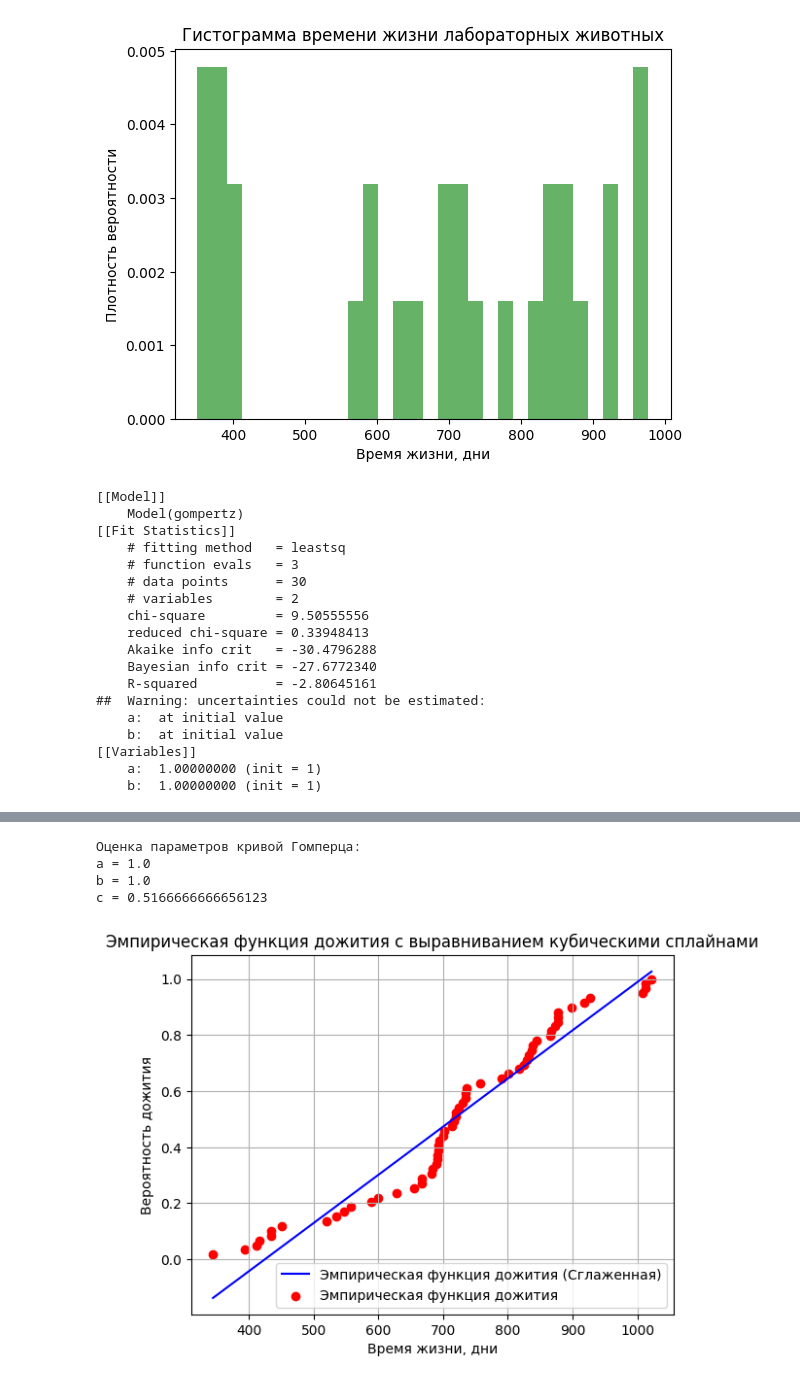
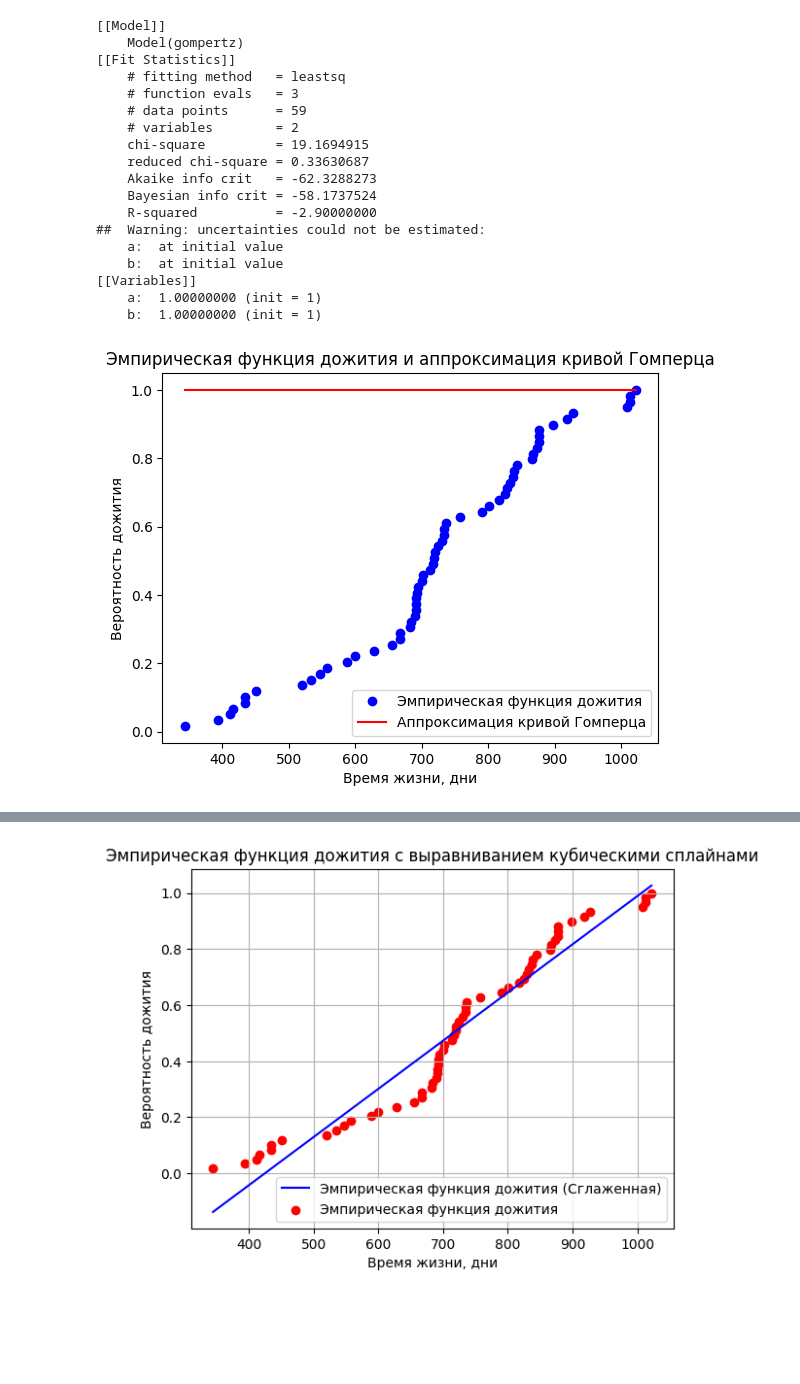
Before and after one commit to quasimuzzle/Biostatistics, a Jupyter notebook: lab1.ipynb, the cells around one changed output, grey strips where cells are left out. Drawn from its saved outputs; the diff is of its cells as text; code cells hidden in the pictures; blank space fills up the shorter version.

```diff
--- a/lab1.ipynb
+++ b/lab1.ipynb
@@ -86,62 +91,38 @@ print(result.fit_report())
     b:  0.10000000 (init = 0.1)
     c:  0.50847458 (init = 1)
 # %%
-# Эмпирическая функция дожития
-data_sorted = np.sort(data)
-y = np.arange(1, len(data_sorted) + 1) / len(data_sorted)
-
-# Условная функция дожития
-def conditional_survival(t, data):
-    return np.sum(data > t) / len(data)
-
-# Гистограмма
-plt.hist(data, bins=30, density=True, alpha=0.6, color='g')
-plt.xlabel('Время жизни, дни')
-plt.ylabel('Плотность вероятности')
-plt.title('Гистограмма времени жизни лабораторных животных')
-plt.show()
-
-# Аппроксимация кривой Гомперца
-def gompertz(t, a, b):
-    return np.exp(-a * np.exp(-b * t))
-
-# Используем lmfit для аппроксимации
-model = Model(gompertz)
-params = model.make_params(a=1, b=1)  # Инициализация параметров
-result = model.fit(y, t=data_sorted, params=params)
-
 # Оценка параметров кривой Гомперца методом наименьших квадратов
 #def gompertz(t, a, b, c):
     #return c * np.exp(-a * np.exp(-b * t))
 
 #params, covariance = curve_fit(gompertz, data_sorted, y, maxfev=10000)
 
 # Вывод результатов и график
 print(result.fit_report())
 plt.plot(data_sorted, y, 'bo', label='Эмпирическая функция дожития')
 plt.plot(data_sorted, result.best_fit, 'r-', label='Аппроксимация кривой Гомперца')
 plt.xlabel('Время жизни, дни')
 plt.ylabel('Вероятность дожития')
 plt.legend()
 plt.title('Эмпирическая функция дожития и аппроксимация кривой Гомперца')
 plt.show()
 # %% [output]
+[[Model]]
+    Model(gompertz)
+[[Fit Statistics]]
+    # fitting method   = leastsq
+    # function evals   = 3
+    # data points      = 59
+    # variables        = 2
+    chi-square         = 19.1694915
+    reduced chi-square = 0.33630687
+    Akaike info crit   = -62.3288273
+    Bayesian info crit = -58.1737524
+    R-squared          = -2.90000000
+##  Warning: uncertainties could not be estimated:
+    a:  at initial value
+    b:  at initial value
+[[Variables]]
+    a:  1.00000000 (init = 1)
+    b:  1.00000000 (init = 1)
-[figure, old version]
+[figure, new version]
-[[Model]]
-    Model(gompertz)
-[[Fit Statistics]]
-    # fitting method   = leastsq
-    # function evals   = 3
-    # data points      = 30
-    # variables        = 2
-    chi-square         = 9.50555556
-    reduced chi-square = 0.33948413
-    Akaike info crit   = -30.4796288
-    Bayesian info crit = -27.6772340
-    R-squared          = -2.80645161
-##  Warning: uncertainties could not be estimated:
-    a:  at initial value
-    b:  at initial value
-[[Variables]]
-    a:  1.00000000 (init = 1)
-    b:  1.00000000 (init = 1)
@@ -149,7 +129,3 @@ plt.show()
-Оценка параметров кривой Гомперца:
-a = 1.0
-b = 1.0
-c = 0.5166666666656123
 # %%
 
 # Эмпирическая функция дожития
```
Also changed, not shown: parts of 3 cells of this notebook.
